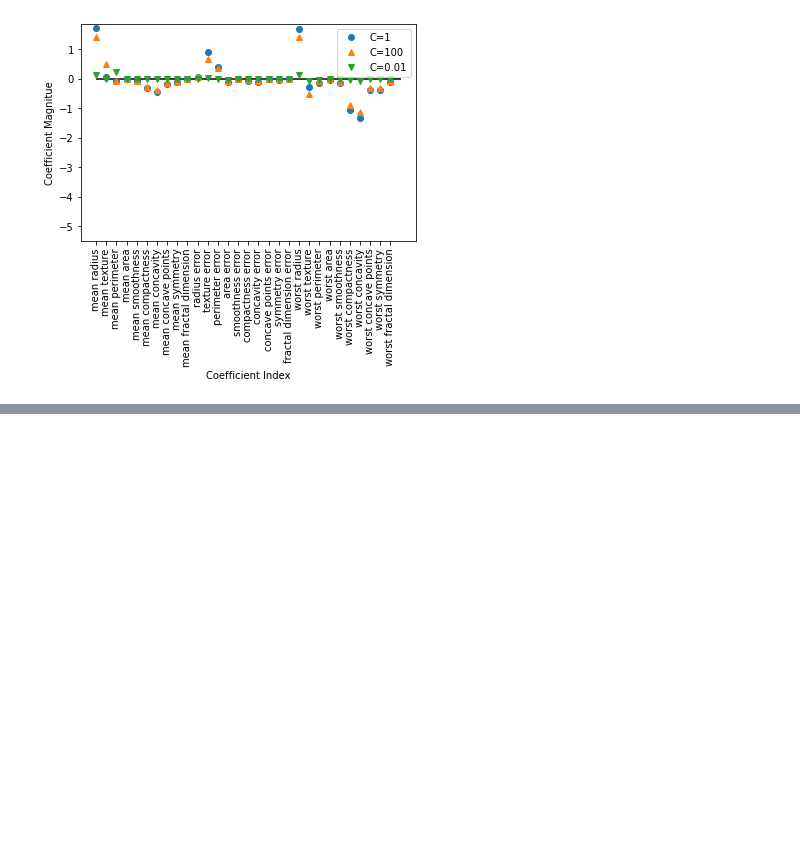
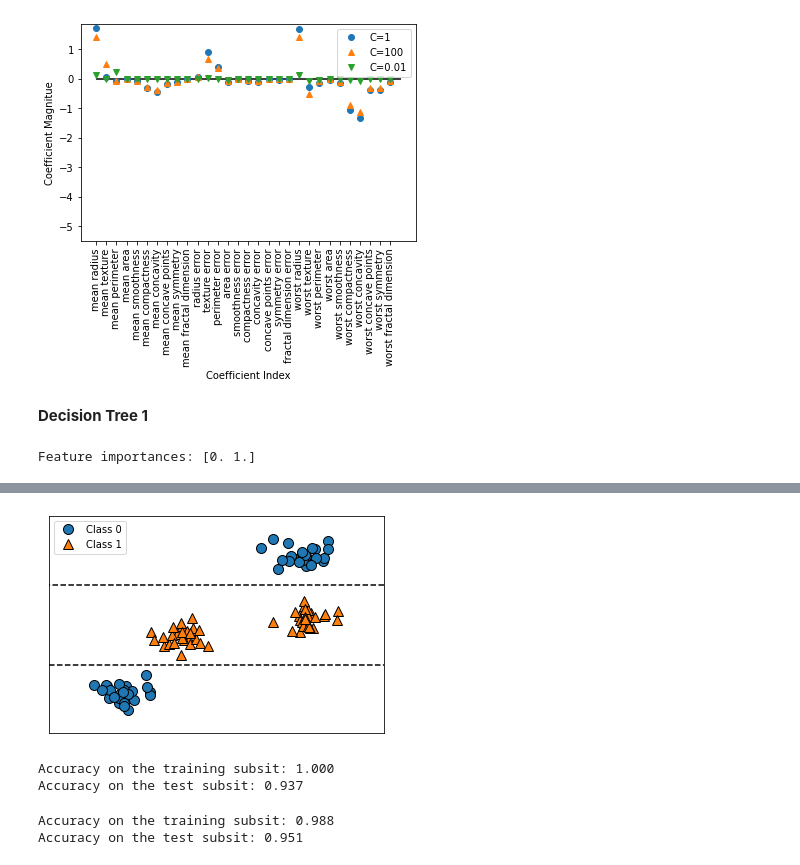
Before and after one commit to rajarameshchindu/datascience, a Jupyter notebook: Hands-On Machine Learning with scikit-learn and Python from Udemy.ipynb, the cells around one changed output, grey strips where cells are left out. Saved outputs shown, nothing was run; the diff lists cells and outputs as text; code cells hidden in the pictures; blank space fills up the shorter version.

```diff
--- a/Hands-On Machine Learning with scikit-learn and Python from Udemy.ipynb
+++ b/Hands-On Machine Learning with scikit-learn and Python from Udemy.ipynb
@@ -282,3 +280,13 @@ plt.legend()
 # %% [output]
 <matplotlib.legend.Legend at 0x...>
 [figure]
+# %% [markdown]
+**Decision Tree 1**
+# %%
+import mglearn #credits to Muller and Guido (https://www.amazon.com/dp/1449369413/)
+import matplotlib.pyplot as plt
+%matplotlib inline
+
+mglearn.plots.plot_tree_not_monotone()
+# %% [output]
+Feature importances: [0. 1.]
@@ -284,0 +294,25 @@ plt.legend()
+[figure, added]
+# %%
+from sklearn.datasets import load_breast_cancer
+from sklearn.tree import DecisionTreeClassifier
+from sklearn.model_selection import train_test_split
+
+cancer = load_breast_cancer()
+X_train, X_test, y_train, y_test = train_test_split(cancer.data, cancer.target, stratify=cancer.target, random_state=42)
+tree = DecisionTreeClassifier(random_state=0)
+tree.fit(X_train, y_train)
+
+print('Accuracy on the training subsit: {:.3f}'.format(tree.score(X_train, y_train)))
+print('Accuracy on the test subsit: {:.3f}'.format(tree.score(X_test, y_test)))
+# %% [output]
+Accuracy on the training subsit: 1.000
+Accuracy on the test subsit: 0.937
+# %%
+tree = DecisionTreeClassifier(max_depth=4, random_state=0)
+tree.fit(X_train, y_train)
+
+print('Accuracy on the training subsit: {:.3f}'.format(tree.score(X_train, y_train)))
+print('Accuracy on the test subsit: {:.3f}'.format(tree.score(X_test, y_test)))
+# %% [output]
+Accuracy on the training subsit: 0.988
+Accuracy on the test subsit: 0.951
```
Also changed, not shown: parts of 3 cells of this notebook.
